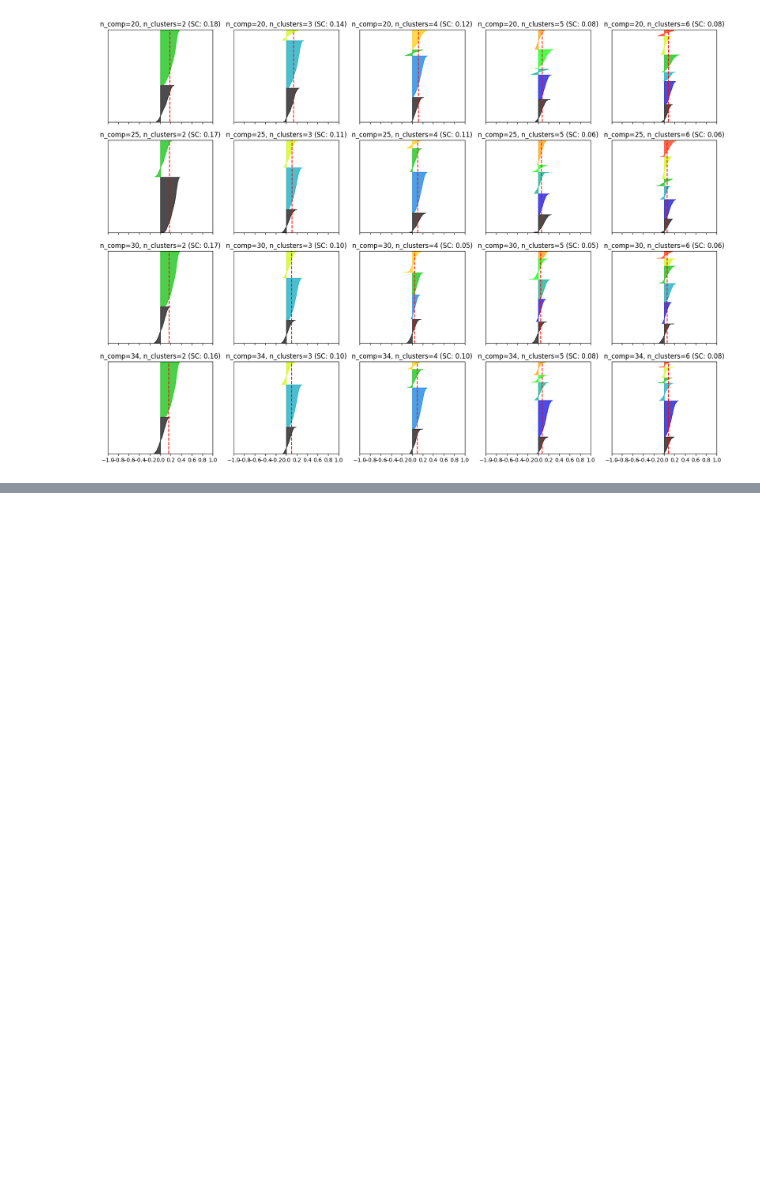
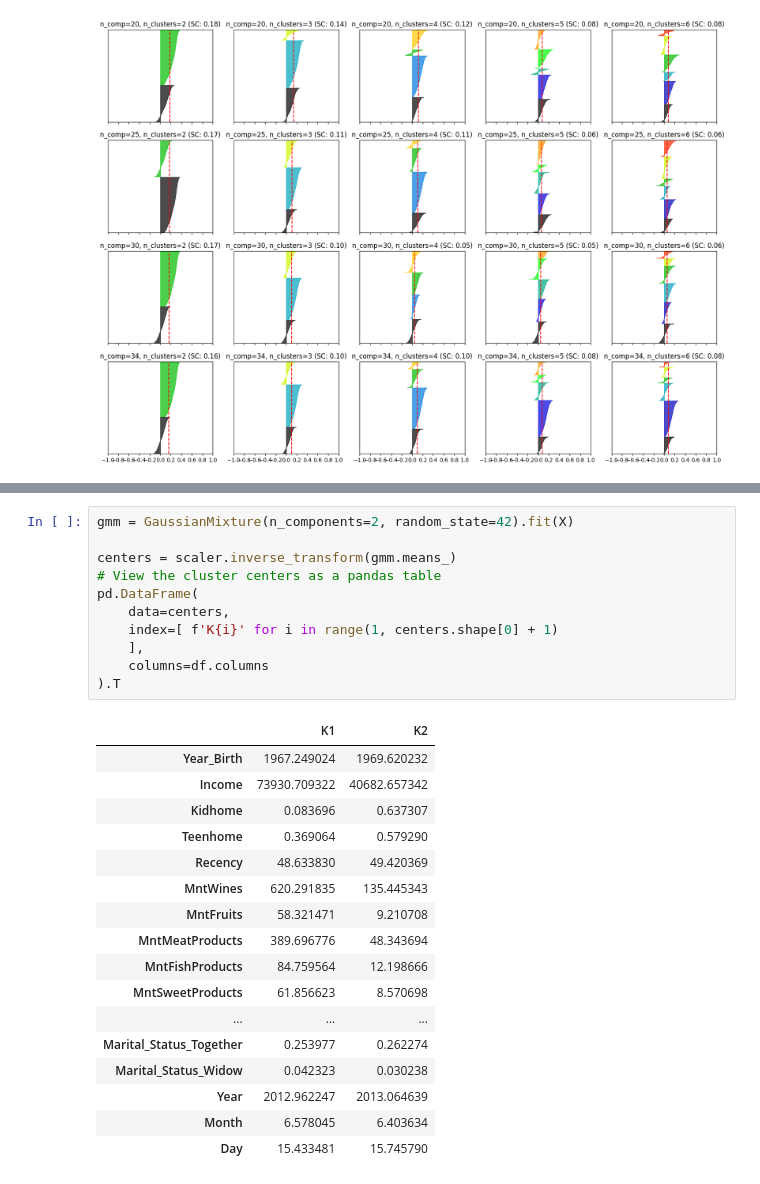
Before and after one commit to IacovlevMaxim/sigmoid_hw, a Jupyter notebook: 12_GMM_EM_KMeans/Sigmoid_HW12_GMM_EM_Kmeans.ipynb, the cells around one changed output, grey strips where cells are left out. Cells and saved outputs as stored; diff of their text form; blank space fills up the shorter version.

```diff
--- a/12_GMM_EM_KMeans/Sigmoid_HW12_GMM_EM_Kmeans.ipynb
+++ b/12_GMM_EM_KMeans/Sigmoid_HW12_GMM_EM_Kmeans.ipynb
@@ -290,0 +395,29 @@ for i, k in enumerate([2, 3, 4, 5 ,6]):
+# %%
+gmm = GaussianMixture(n_components=2, random_state=42).fit(X)
+
+centers = scaler.inverse_transform(gmm.means_)
+# View the cluster centers as a pandas table
+pd.DataFrame(
+    data=centers,
+    index=[ f'K{i}' for i in range(1, centers.shape[0] + 1)
+    ],
+    columns=df.columns
+).T
+# %% [output]
+|  | K1 | K2 |
+| Year_Birth | 1967.249024 | 1969.620232 |
+| Income | 73930.709322 | 40682.657342 |
+| Kidhome | 0.083696 | 0.637307 |
+| Teenhome | 0.369064 | 0.579290 |
+| Recency | 48.633830 | 49.420369 |
+| MntWines | 620.291835 | 135.445343 |
+| MntFruits | 58.321471 | 9.210708 |
+| MntMeatProducts | 389.696776 | 48.343694 |
+| MntFishProducts | 84.759564 | 12.198666 |
+| MntSweetProducts | 61.856623 | 8.570698 |
+| ... | ... | ... |
+| Marital_Status_Together | 0.253977 | 0.262274 |
+| Marital_Status_Widow | 0.042323 | 0.030238 |
+| Year | 2012.962247 | 2013.064639 |
+| Month | 6.578045 | 6.403634 |
+| Day | 15.433481 | 15.745790 |
```
Also changed, not shown: parts of 14 cells of this notebook.
